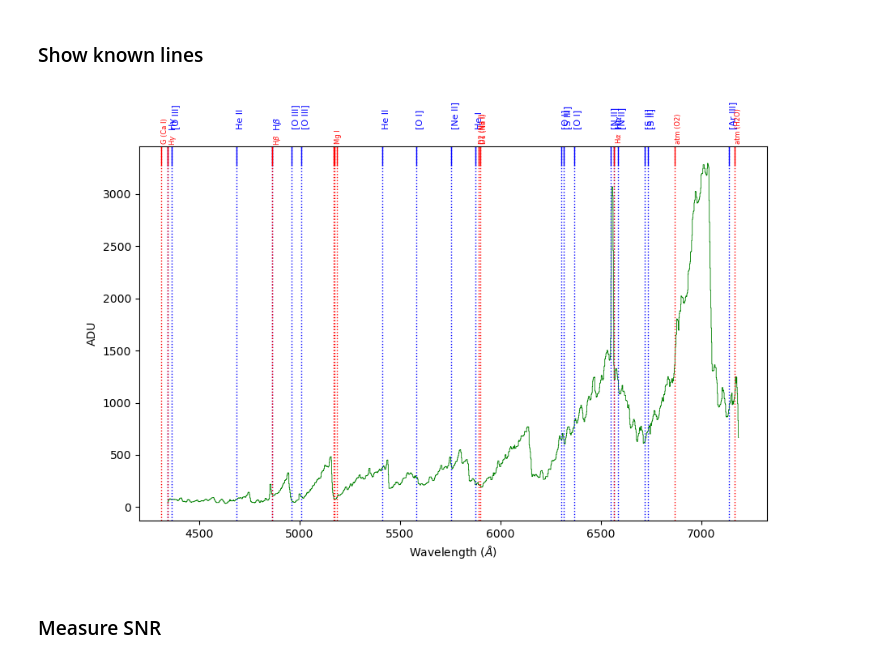
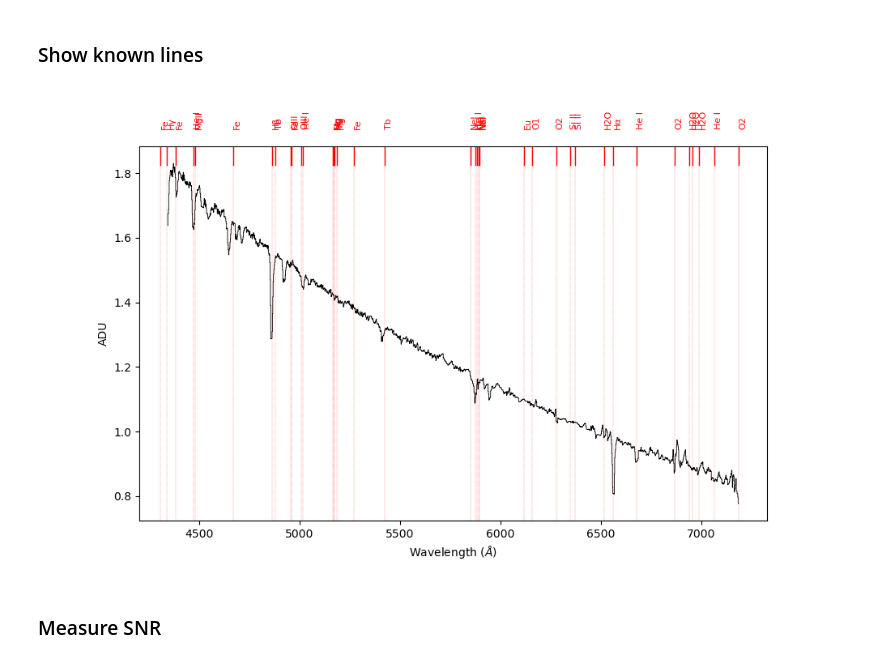
Before and after one commit to plouis35/EasyAstro, a Jupyter notebook: easytools/easyspectrum.ipynb, the cells around one changed output. Saved outputs shown, nothing was run; the diff lists cells and outputs as text; code cells hidden in the pictures.

```diff
--- a/easytools/easyspectrum.ipynb
+++ b/easytools/easyspectrum.ipynb
@@ -24,7 +24,7 @@ OBS_LONGITUDE = 5.712
 
 ### Spectrum location
 CAPTURE_DIR = '../../../CAPTURES/OHP2024/20240710/'
-TARGET = 'chcyg'
+TARGET = '10Lac'
 # %% [markdown]
 ## Imports libs
 # %%
@@ -240,14 +248,17 @@ plt.plot(sci_calibrated_spectrum.wavelength, sci_calibrated_spectrum.flux) #, li
 # %%
 from specutils.manipulation import median_smooth, gaussian_smooth
 
-smooth_spec = median_smooth(sci_calibrated_spectrum, width=5)
+smooth_spec = median_smooth(sci_calibrated_spectrum, width=7)
 
 plt.figure(figsize=(10,6))
 #plt.xlim(3000, 9000)
 plt.xlabel('Wavelength ($\AA$)')
 plt.ylabel('ADU')
-plt.step(smooth_spec.wavelength, smooth_spec.flux, linewidth = '0.6', where="mid", color = 'b', label = 'science star');
+plt.step(sci_calibrated_spectrum.wavelength, sci_calibrated_spectrum.flux, color = 'black', linewidth = '0.6', label = 'orig')
+plt.step(smooth_spec.wavelength, smooth_spec.flux , color = 'red', linewidth = '0.6', label = 'smoothed')
+plt.legend(loc=('best'))
+
 
 ### decide to keep the median smoothed version ?
-#sci_calibrated_spectrum = smooth_spec
+sci_calibrated_spectrum = smooth_spec
 # %% [output]
@@ -419,0 +402,30 @@ plt.legend(loc=('best'))
+# %%
+### now export science spectrum (with header from 2D science frame)
+### normalize spectra to 1
+#sci_mean_norm_region = final_spec[6000 * u.AA: 6200 * u.AA].flux.mean()        # DADOS200 : low resolution
+sci_mean_norm_region = final_spec[6500 * u.AA: 6520 * u.AA].flux.mean()       # starEx2400 : high resolution
+final_spec = Spectrum1D(spectral_axis = final_spec.wavelength, flux = final_spec.flux / sci_mean_norm_region)
+
+with fits.open(CAPTURE_DIR + TARGET + '-reduced.fit') as scihead:
+    hdr = scihead[0].header
+    del hdr['NAXIS2']
+    hdr['SIMPLE']  = 'T'
+    hdr['BITPIX']  = -32
+    hdr['NAXIS']   = 1
+    hdr['CRPIX1']  = 1
+    #hdr['CTYPE1']  = 'Wavelength' #'Linear'
+    #hdr['CUNIT1']  = 'Angstrom'
+    hdr['VERSION'] = 'EasyAstro - ' + __version__
+#    hdr['BSS_TELL'] = 'None'
+#    hdr['BSS_NORM'] = 'None'
+    hdr['CRVAL1']  = 4349.2424 #final_spec.wavelength[0].value
+    hdr['CDELT1']  = (final_spec.wavelength[-1].value - final_spec.wavelength[0].value) / (len(final_spec.wavelength))
+    print(f'crval1={hdr["CRVAL1"]}, cdelt1={hdr["CDELT1"]}')
+    hdr['OBJNAME'] = hdr['OBJECT']
+
+    ### LEFT TO COMPUTE:
+    #hdr['BSS_ITRP'] = 670
+    #hdr['SPE_RPOW'] = 670
+    #hdr['JD-OBS']  = '2460502.47465'
+
+    fits.writeto(CAPTURE_DIR + TARGET + '-1D-final.fit', final_spec.data, header = hdr, overwrite=True)
@@ -424,14 +442,14 @@ plt.legend(loc=('best'))
 # %%
 from spec_utils import show_lines
 plt.figure(figsize = (10,6))
-plt.step(final_spec.wavelength, final_spec.flux, color='green', linewidth = '0.6', where="mid")
+plt.step(final_spec.wavelength, final_spec.flux, color='black', linewidth = '0.6') #, where="mid")
 plt.xlabel('Wavelength ($\AA$)')
 plt.ylabel('ADU')
 #plt.ylim(-10000, 1e6)
 
-show_lines(z = 0.0, ax = None, em_label = True, abs_label = True, rest_frame = True)
+show_lines(ax = None, show_line = True)
 # %% [output]
-[figure, old version]
+[figure, new version]
 # %% [markdown]
 ### Measure SNR
 # %%
```
Also changed, not shown: parts of 20 cells of this notebook, 1 other file.
